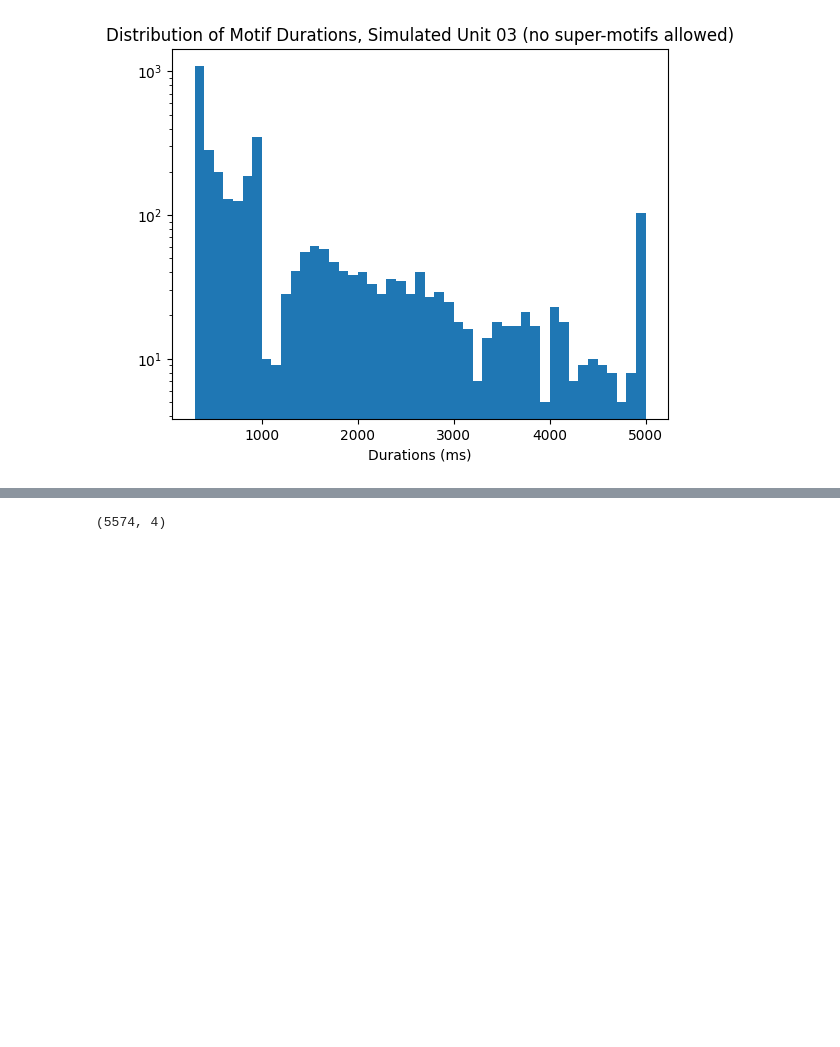
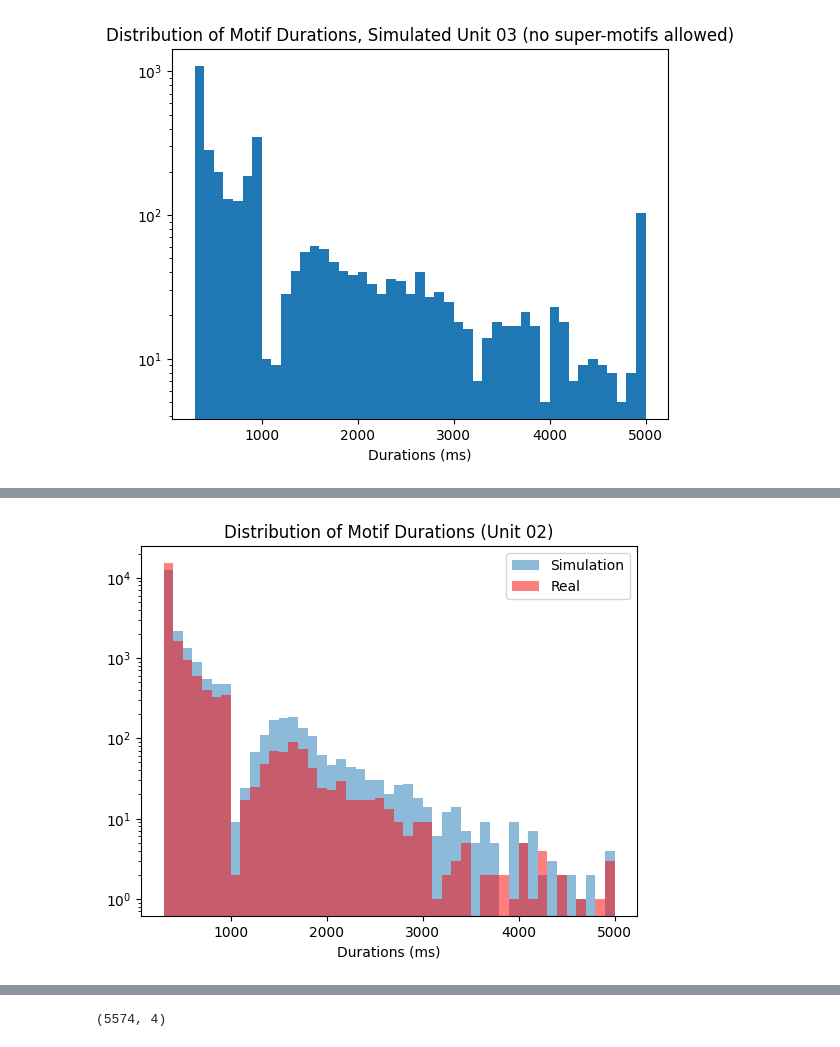
Before and after one commit to stellinaao/motifDetection, a Jupyter notebook: motifDetection-Copy1.ipynb, the cells around one changed output, grey strips where cells are left out. Saved outputs shown, nothing was run; the diff lists cells and outputs as text; code cells hidden in the pictures; blank space fills up the shorter version.

```diff
--- a/motifDetection-Copy1.ipynb
+++ b/motifDetection-Copy1.ipynb
@@ -812,0 +910,10 @@ plt.savefig("motifDurDistr_Unit03_Sim_NoSuperMotifs.jpg")
+# %%
+plt.hist(motifInds_sim02[:,2], bins = np.linspace(300, 5000, 48), alpha=0.5, label="Simulation")
+plt.hist(motifInds_02_noSM[:,2], bins = np.linspace(300, 5000, 48), alpha=0.5, color='r', label="Real")
+plt.yscale("log")
+
+plt.title("Distribution of Motif Durations (Unit 02)")
+plt.xlabel("Durations (ms)"); plt.legend()
+plt.savefig("motifDurDistr_Unit02.jpg")
+# %% [output]
+[figure, added]
```
Also changed, not shown: parts of 31 cells of this notebook, 8 other files.
